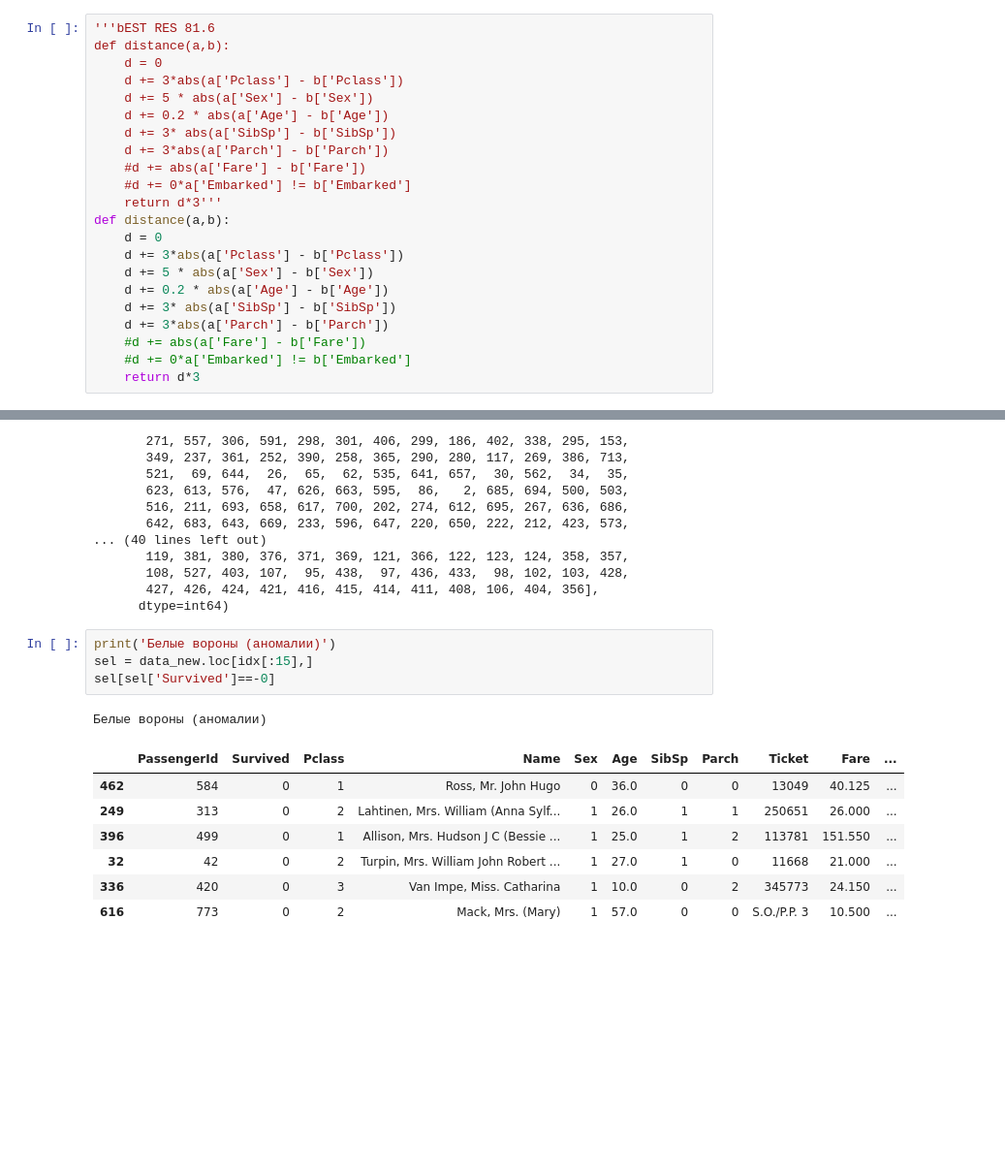
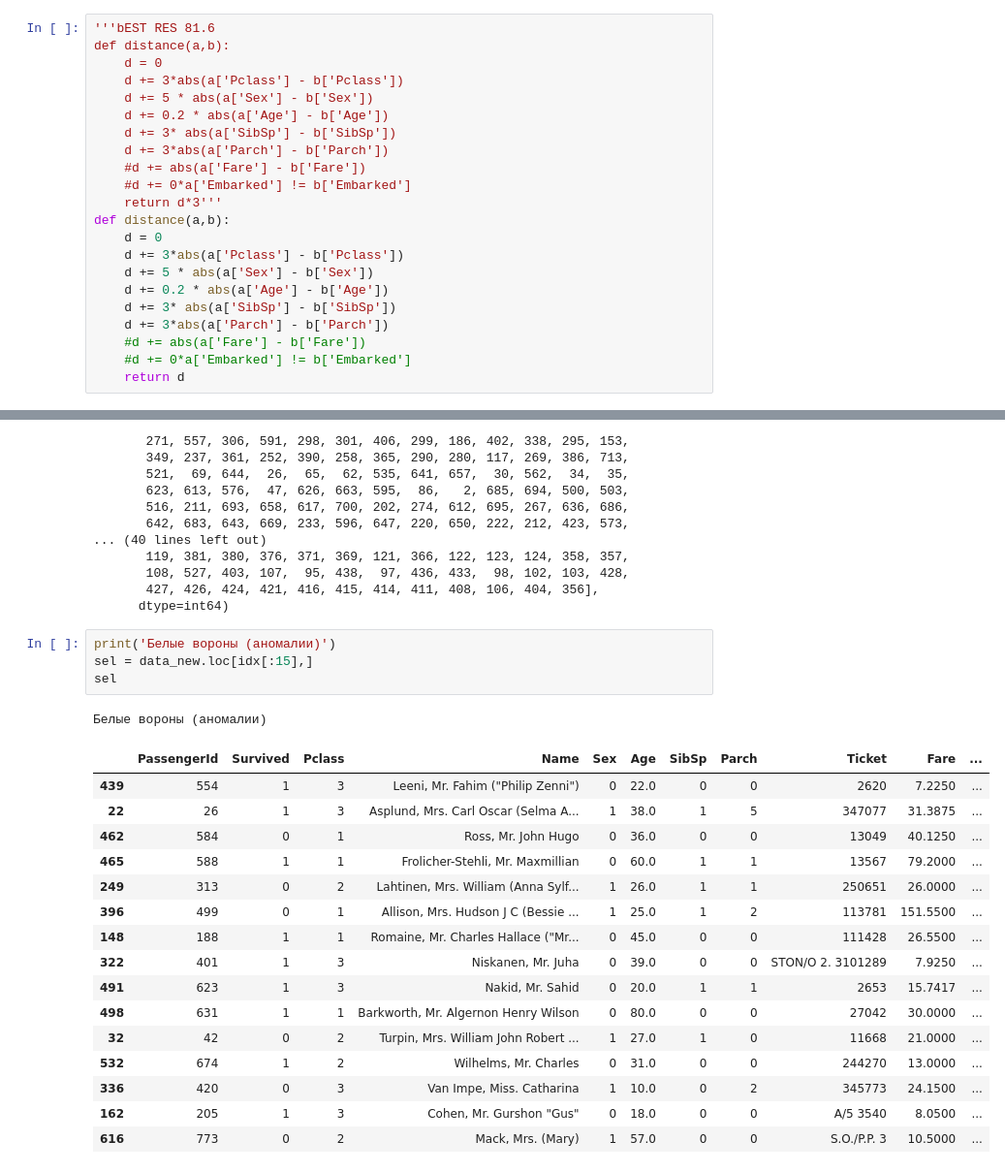
Before and after one commit to SokolovMichail/SFEDU_Master_MachineLearning, a Jupyter notebook: lab3/lab-3-knn-ru.ipynb, the cells around one changed output, grey strips where cells are left out. Shown: that part at 97% size. Cells and saved outputs as stored; diff of their text form; blank space fills up the shorter version.

```diff
--- a/lab3/lab-3-knn-ru.ipynb
+++ b/lab3/lab-3-knn-ru.ipynb
@@ -139,7 +139,7 @@ def distance(a,b):
     d += 3*abs(a['Parch'] - b['Parch'])
     #d += abs(a['Fare'] - b['Fare'])
     #d += 0*a['Embarked'] != b['Embarked']
-    return d*3
+    return d
 # %%
 #А зачем?
 import numpy as np
@@ -335,16 +337,25 @@ array([439,  22, 462, 465, 249, 396, 148, 322, 491, 498,  32, 532, 336,
 # %%
 print('Белые вороны (аномалии)')
 sel = data_new.loc[idx[:15],]
-sel[sel['Survived']==-0]
+sel
 # %% [output]
 Белые вороны (аномалии)
 |  | PassengerId | Survived | Pclass | Name | Sex | Age | SibSp | Parch | Ticket | Fare | ... |
-| 462 | 584 | 0 | 1 | Ross, Mr. John Hugo | 0 | 36.0 | 0 | 0 | 13049 | 40.125 | ... |
-| 249 | 313 | 0 | 2 | Lahtinen, Mrs. William (Anna Sylf... | 1 | 26.0 | 1 | 1 | 250651 | 26.000 | ... |
-| 396 | 499 | 0 | 1 | Allison, Mrs. Hudson J C (Bessie ... | 1 | 25.0 | 1 | 2 | 113781 | 151.550 | ... |
-| 32 | 42 | 0 | 2 | Turpin, Mrs. William John Robert ... | 1 | 27.0 | 1 | 0 | 11668 | 21.000 | ... |
-| 336 | 420 | 0 | 3 | Van Impe, Miss. Catharina | 1 | 10.0 | 0 | 2 | 345773 | 24.150 | ... |
-| 616 | 773 | 0 | 2 | Mack, Mrs. (Mary) | 1 | 57.0 | 0 | 0 | S.O./P.P. 3 | 10.500 | ... |
+| 439 | 554 | 1 | 3 | Leeni, Mr. Fahim ("Philip Zenni") | 0 | 22.0 | 0 | 0 | 2620 | 7.2250 | ... |
+| 22 | 26 | 1 | 3 | Asplund, Mrs. Carl Oscar (Selma A... | 1 | 38.0 | 1 | 5 | 347077 | 31.3875 | ... |
+| 462 | 584 | 0 | 1 | Ross, Mr. John Hugo | 0 | 36.0 | 0 | 0 | 13049 | 40.1250 | ... |
+| 465 | 588 | 1 | 1 | Frolicher-Stehli, Mr. Maxmillian | 0 | 60.0 | 1 | 1 | 13567 | 79.2000 | ... |
+| 249 | 313 | 0 | 2 | Lahtinen, Mrs. William (Anna Sylf... | 1 | 26.0 | 1 | 1 | 250651 | 26.0000 | ... |
+| 396 | 499 | 0 | 1 | Allison, Mrs. Hudson J C (Bessie ... | 1 | 25.0 | 1 | 2 | 113781 | 151.5500 | ... |
+| 148 | 188 | 1 | 1 | Romaine, Mr. Charles Hallace ("Mr... | 0 | 45.0 | 0 | 0 | 111428 | 26.5500 | ... |
+| 322 | 401 | 1 | 3 | Niskanen, Mr. Juha | 0 | 39.0 | 0 | 0 | STON/O 2. 3101289 | 7.9250 | ... |
+| 491 | 623 | 1 | 3 | Nakid, Mr. Sahid | 0 | 20.0 | 1 | 1 | 2653 | 15.7417 | ... |
+| 498 | 631 | 1 | 1 | Barkworth, Mr. Algernon Henry Wilson | 0 | 80.0 | 0 | 0 | 27042 | 30.0000 | ... |
+| 32 | 42 | 0 | 2 | Turpin, Mrs. William John Robert ... | 1 | 27.0 | 1 | 0 | 11668 | 21.0000 | ... |
+| 532 | 674 | 1 | 2 | Wilhelms, Mr. Charles | 0 | 31.0 | 0 | 0 | 244270 | 13.0000 | ... |
+| 336 | 420 | 0 | 3 | Van Impe, Miss. Catharina | 1 | 10.0 | 0 | 2 | 345773 | 24.1500 | ... |
+| 162 | 205 | 1 | 3 | Cohen, Mr. Gurshon "Gus" | 0 | 18.0 | 0 | 0 | A/5 3540 | 8.0500 | ... |
+| 616 | 773 | 0 | 2 | Mack, Mrs. (Mary) | 1 | 57.0 | 0 | 0 | S.O./P.P. 3 | 10.5000 | ... |
 # %%
 print('Эталоны (характерные объекты)')
 sel = data_new.loc[idx[-15:],]
```
Also changed, not shown: parts of 9 cells of this notebook, 1 other file.
